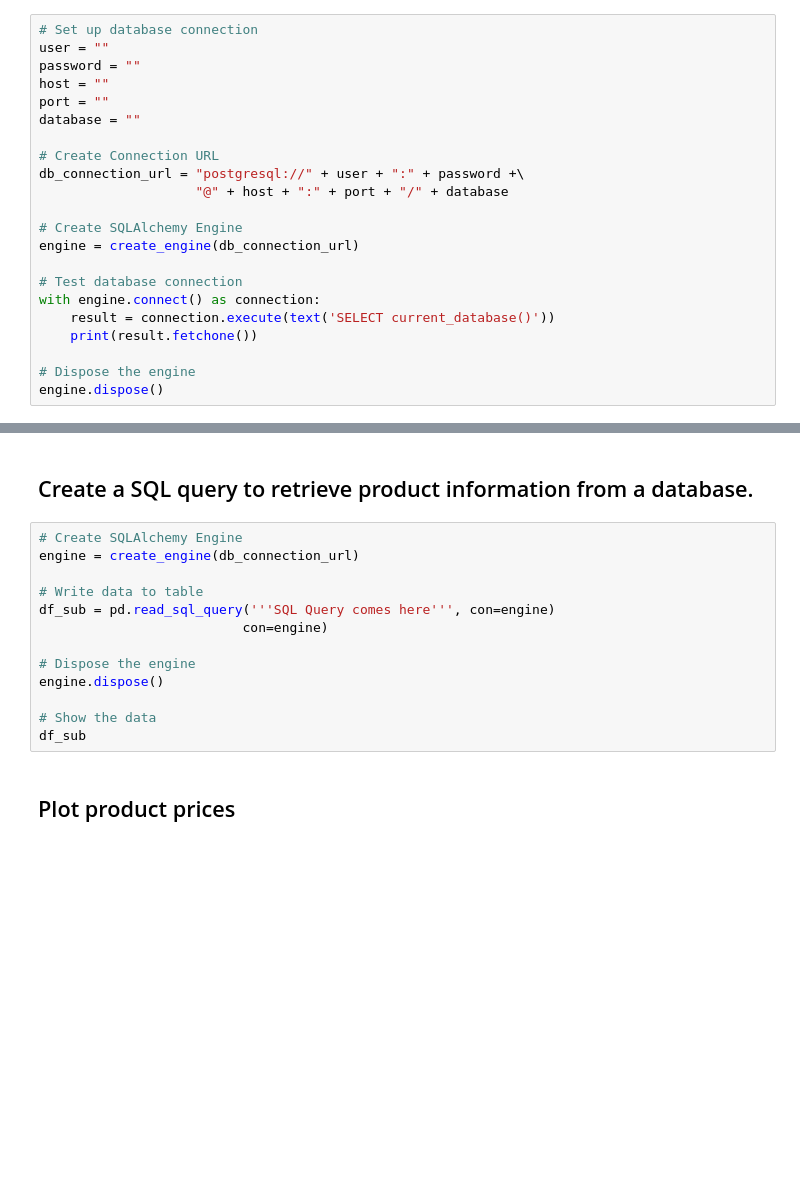
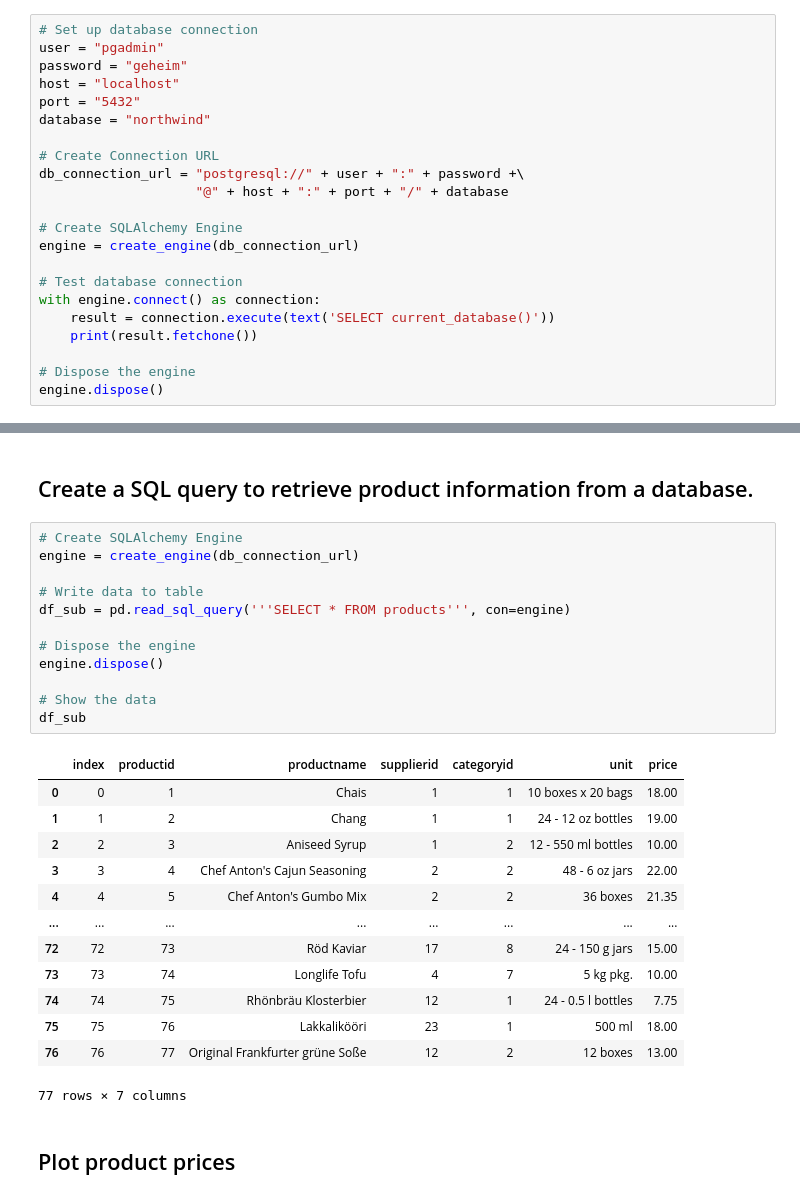
Before and after one commit to zempcol1/python_postgresql_pgadmin, a Jupyter notebook: postgres_northwind_data.ipynb, the cells around one changed output, grey strips where cells are left out. Cells and saved outputs as stored; diff of their text form; blank space fills up the shorter version.

```diff
--- a/postgres_northwind_data.ipynb
+++ b/postgres_northwind_data.ipynb
@@ -77,11 +114,11 @@ print(os.getcwd())
 ## Create database connection
 # %%
 # Set up database connection
-user = ""
-password = ""
-host = ""
-port = ""
-database = ""
+user = "pgadmin"
+password = "geheim"
+host = "localhost"
+port = "5432"
+database = "northwind"
 
 # Create Connection URL
 db_connection_url = "postgresql://" + user + ":" + password +\
@@ -135,16 +200,29 @@ engine.dispose()
 # %%
 # Create SQLAlchemy Engine
 engine = create_engine(db_connection_url)
 
 # Write data to table
-df_sub = pd.read_sql_query('''SQL Query comes here''', con=engine)
-                          con=engine)
+df_sub = pd.read_sql_query('''SELECT * FROM products''', con=engine)
 
 # Dispose the engine
 engine.dispose()
 
 # Show the data
 df_sub
+# %% [output]
+|  | index | productid | productname | supplierid | categoryid | unit | price |
+| 0 | 0 | 1 | Chais | 1 | 1 | 10 boxes x 20 bags | 18.00 |
+| 1 | 1 | 2 | Chang | 1 | 1 | 24 - 12 oz bottles | 19.00 |
+| 2 | 2 | 3 | Aniseed Syrup | 1 | 2 | 12 - 550 ml bottles | 10.00 |
+| 3 | 3 | 4 | Chef Anton's Cajun Seasoning | 2 | 2 | 48 - 6 oz jars | 22.00 |
+| 4 | 4 | 5 | Chef Anton's Gumbo Mix | 2 | 2 | 36 boxes | 21.35 |
+| ... | ... | ... | ... | ... | ... | ... | ... |
+| 72 | 72 | 73 | Röd Kaviar | 17 | 8 | 24 - 150 g jars | 15.00 |
+| 73 | 73 | 74 | Longlife Tofu | 4 | 7 | 5 kg pkg. | 10.00 |
+| 74 | 74 | 75 | Rhönbräu Klosterbier | 12 | 1 | 24 - 0.5 l bottles | 7.75 |
+| 75 | 75 | 76 | Lakkalikööri | 23 | 1 | 500 ml | 18.00 |
+| 76 | 76 | 77 | Original Frankfurter grüne Soße | 12 | 2 | 12 boxes | 13.00 |
+77 rows × 7 columns
 # %% [markdown]
 ## Plot product prices
 # %%
```
Also changed, not shown: parts of 7 cells of this notebook, 1 other file.
